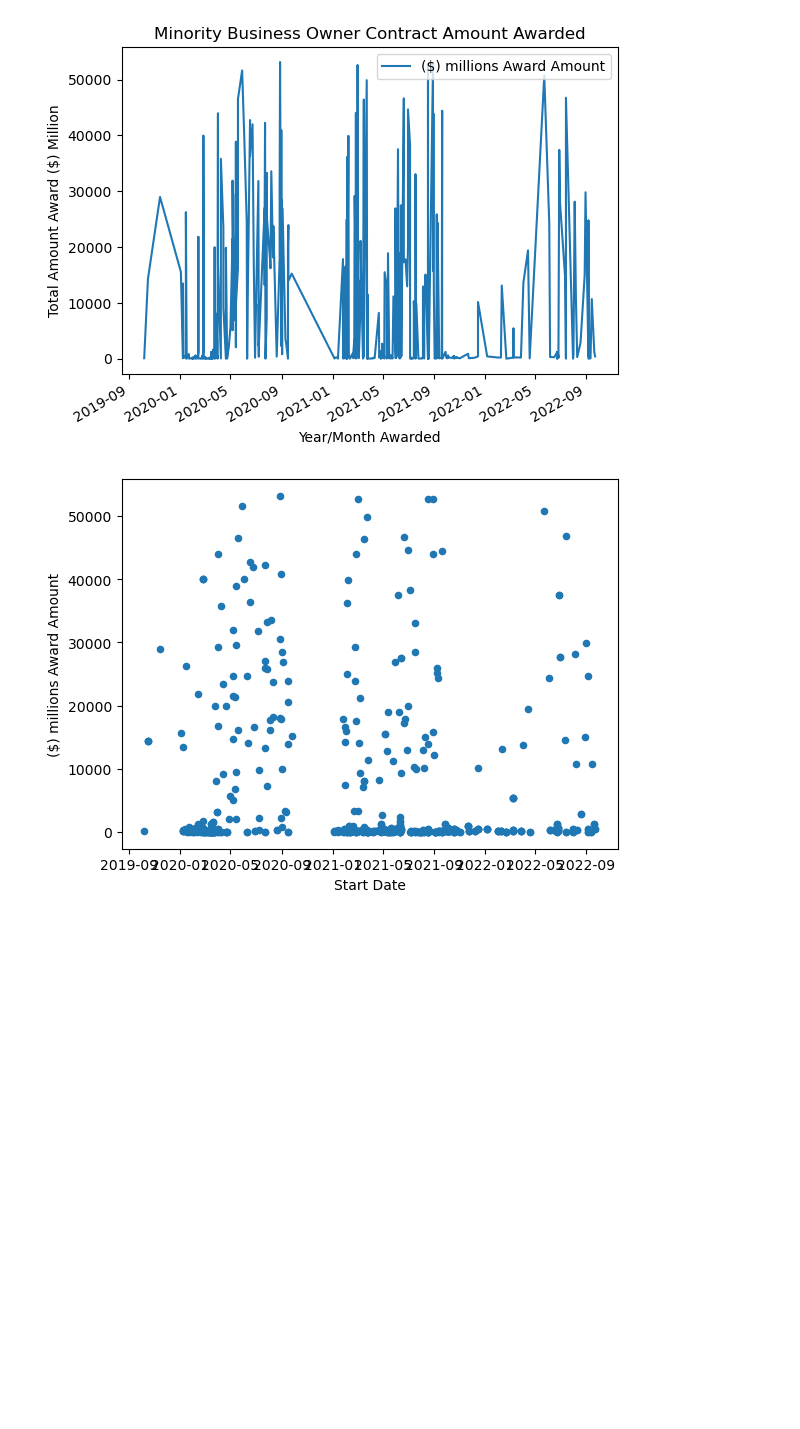
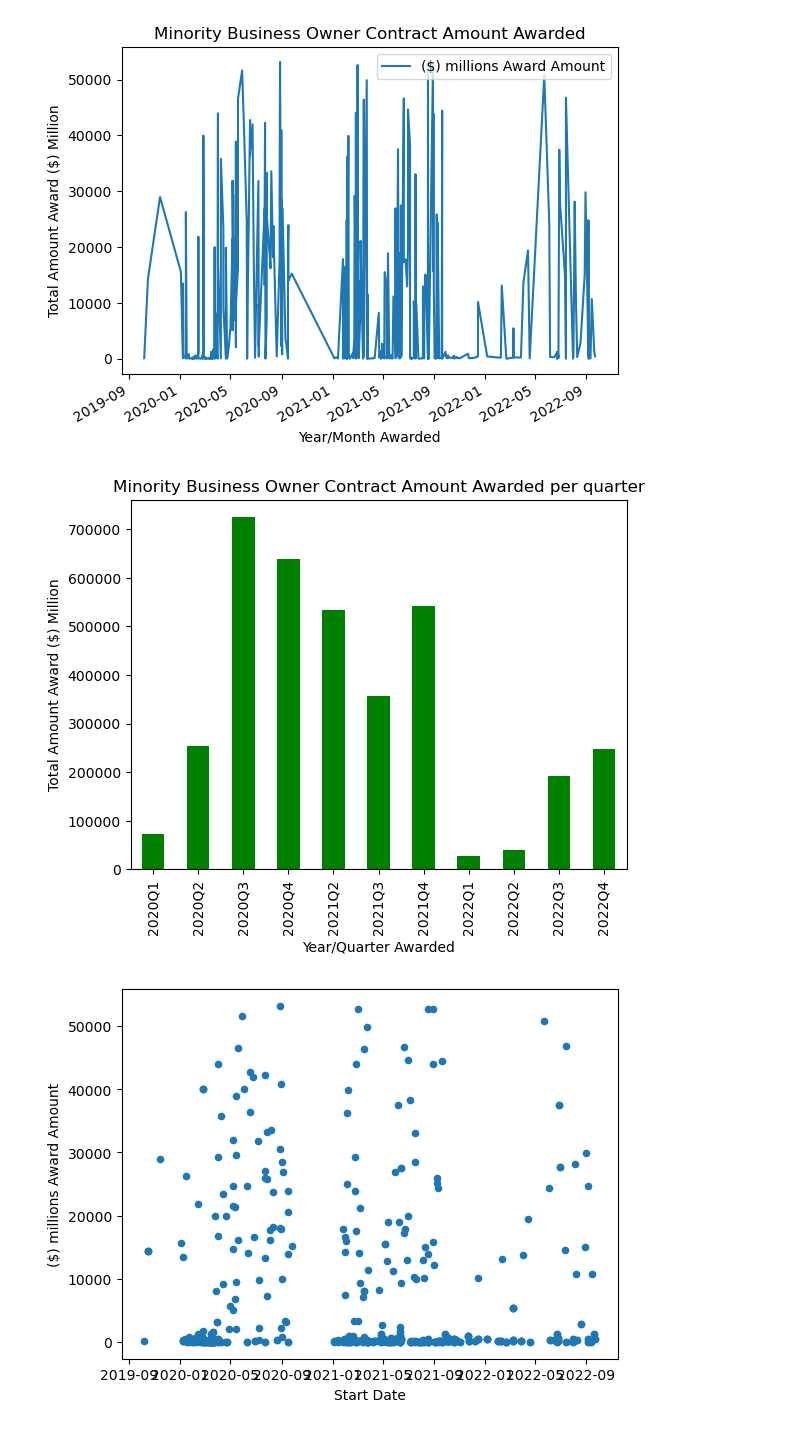
Before and after one commit to MoussaED/Project-1-repo, a Jupyter notebook: Post_Results_v3.ipynb, the cells around one changed output. Saved outputs shown, nothing was run; the diff lists cells and outputs as text; code cells hidden in the pictures; blank space fills up the shorter version.

Commit message:
added 3 graphs state funding/amounts given agencies/quarterly rewards

```diff
--- a/Post_Results_v3.ipynb
+++ b/Post_Results_v3.ipynb
@@ -893,6 +893,17 @@ plt.title('Minority Business Owner Contract Amount Awarded')
 plt.show()
 # %% [output]
 [figure]
+# %%
+#  amount rewarded per quarter
+sum_year = big_df.groupby('As Quarter')["($) millions Award Amount"].sum()
+ax = sum_year.plot.bar(align = 'center', color = 'green')
+#ax.yaxis.set_major_formatter(mpl.ticker.StrMethodFormatter('{x:,.0f}'))
+plt.xlabel('Year/Quarter Awarded')
+plt.ylabel('Total Amount Award ($) Million')
+plt.title('Minority Business Owner Contract Amount Awarded per quarter')
+plt.show()
+# %% [output]
+[figure, added]
 # %%
 
 ax = big_df.plot.scatter(x="Start Date", y= "($) millions Award Amount")
```
Also changed, not shown: parts of 2 cells of this notebook.
